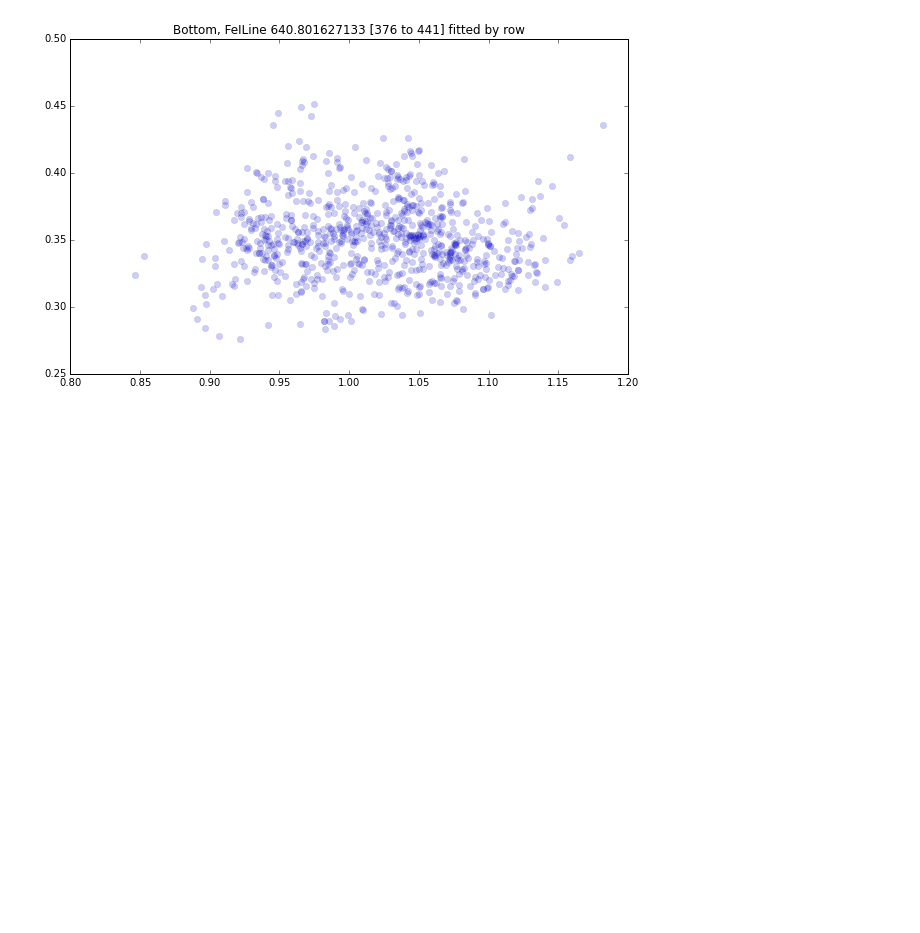
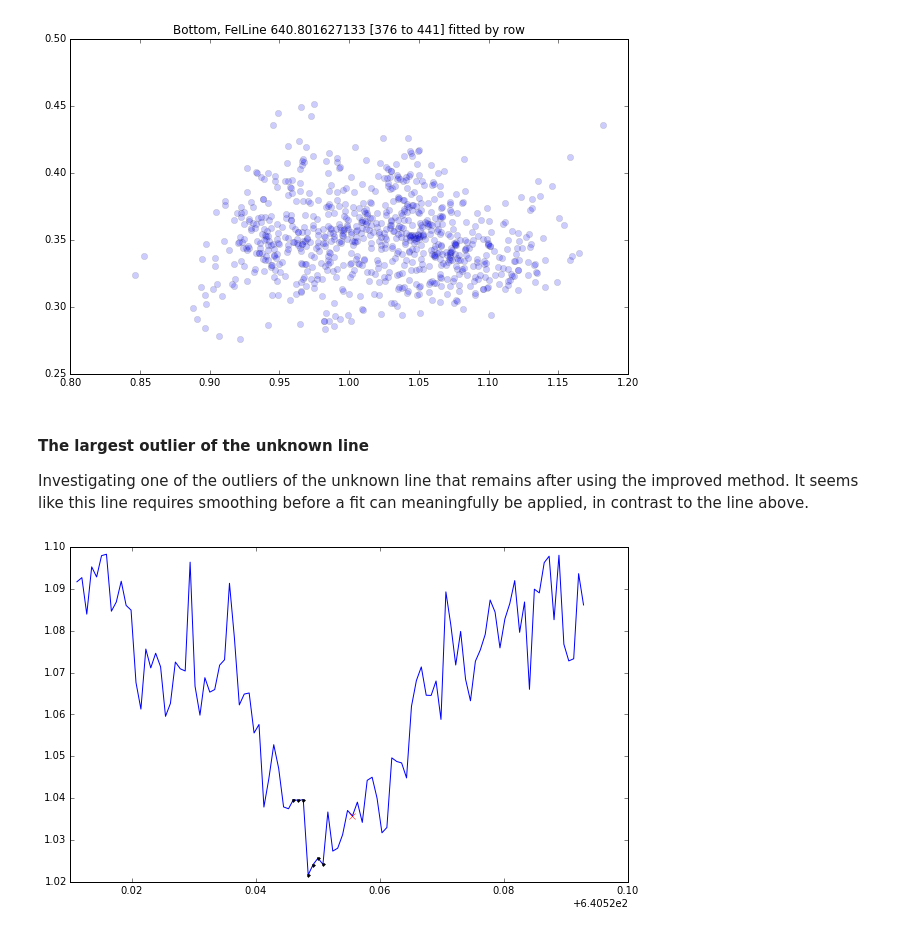
Before and after one commit to Tobychev/Danspectra, a Jupyter notebook: Testing_line_center_fitting.ipynb, the cells around one changed output. Saved outputs shown, nothing was run; the diff lists cells and outputs as text; code cells hidden in the pictures; blank space fills up the shorter version.

Commit message:
Looked at the unknown lines

```diff
--- a/Testing_line_center_fitting.ipynb
+++ b/Testing_line_center_fitting.ipynb
@@ -108,3 +109,24 @@ pl.title("Bottom, FeI" + str(FeI) + " fitted by row")
 pl.show()
 # %% [output]
 [figure]
+# %% [markdown]
+#### The largest outlier of the unknown line
+Investigating one of the outliers of the unknown line that remains after using the improved method. It seems like this line requires smoothing before a fit can meaningfully be applied, in contrast to the line above.
+# %%
+%matplotlib inline
+pl.rcParams["figure.figsize"] = (10,6) # Bigger figures
+frm  = s6405_t5p.frames[0]
+spe  = frm.spec(10) # Outlier
+ref  = frm.group.ref
+lmd  = frm.group.lmbd
+ln   = myst
+guess = frm.group.ref[ln.idx].argmin()
+bottom  = select_bottom(ln,spe,3)
+
+
+pl.plot(lmd[ln.idx],spe[ln.idx],'b')
+pl.plot(lmd[bottom],spe[bottom],'.k')
+pl.plot(lmd[ln.idx[guess]],spe[ln.idx[guess]],'xr')
+pl.show()
+# %% [output]
+[figure, added]
```
Also changed, not shown: parts of 6 cells of this notebook.
